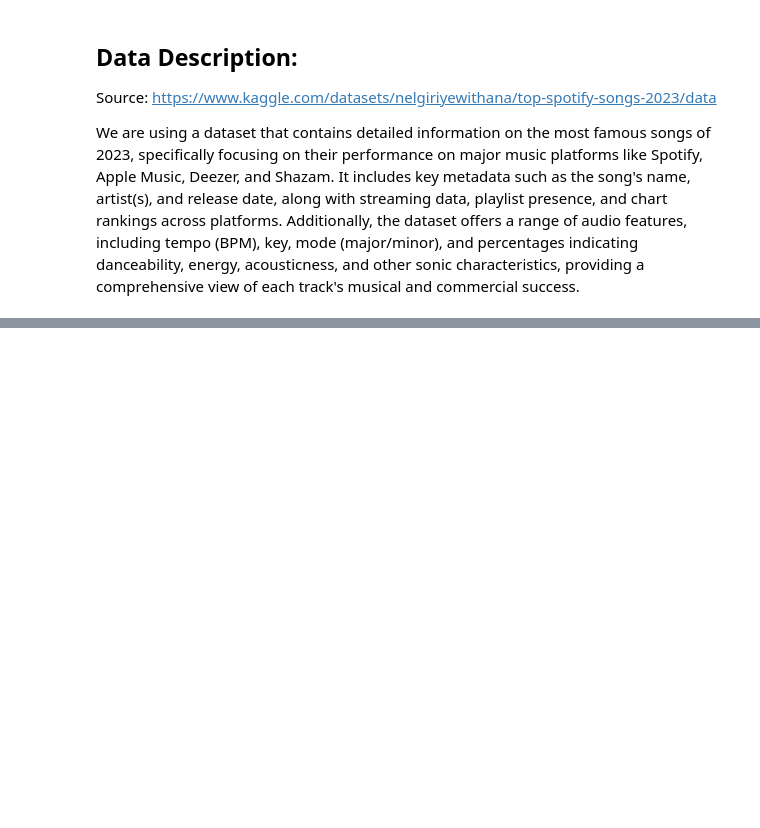
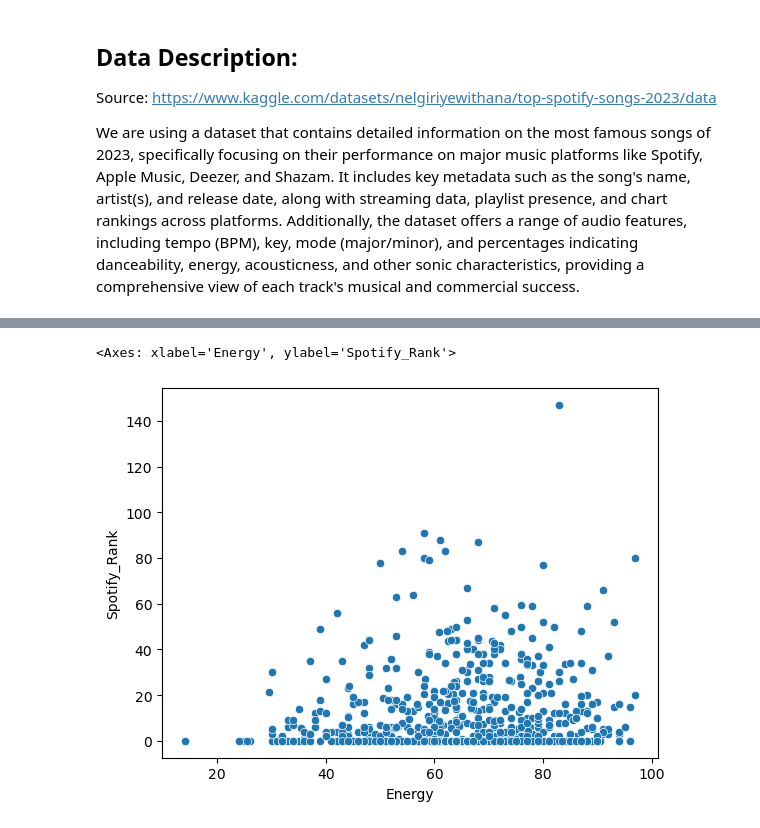
Before and after one commit to vivianzhou1288/info2950-final, a Jupyter notebook: Phase 2.ipynb, the cells around one changed output, grey strips where cells are left out. Cells and saved outputs as stored; diff of their text form; code cells hidden in the pictures; blank space fills up the shorter version.

```diff
--- a/Phase 2.ipynb
+++ b/Phase 2.ipynb
@@ -62,0 +136,5 @@ print(music_df_result)
+# %%
+sns.scatterplot(x='Energy', y='Spotify_Rank', data=music_df_result)
+# %% [output]
+<Axes: xlabel='Energy', ylabel='Spotify_Rank'>
+[figure, added]
```
Also changed, not shown: parts of 9 cells of this notebook.
